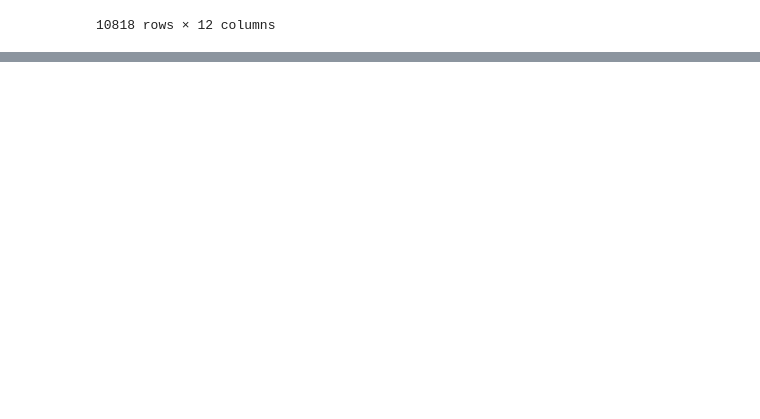
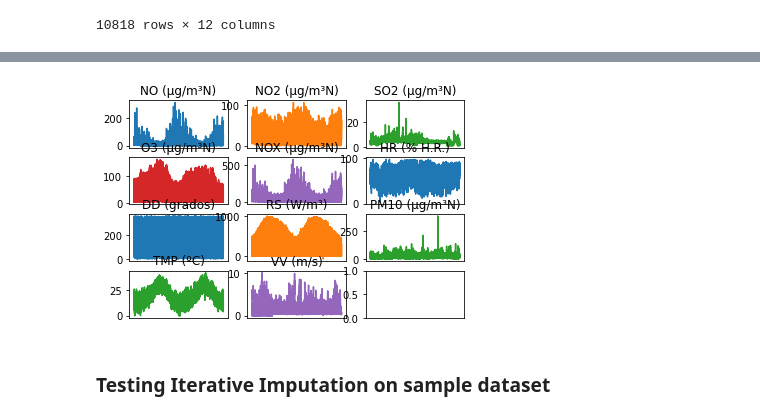
Before and after one commit to PritikaRamu/Air-Pollution-Prediction, a Jupyter notebook: Jupyter Notebook/SOP.ipynb, the cells around one changed output, grey strips where cells are left out. Saved outputs shown, nothing was run; the diff lists cells and outputs as text; code cells hidden in the pictures; blank space fills up the shorter version.

Commit message:
Iterative Imputation

```diff
--- a/Jupyter Notebook/SOP.ipynb
+++ b/Jupyter Notebook/SOP.ipynb
@@ -305,0 +389,8 @@ rms
+# %%
+from sklearn.experimental import enable_iterative_imputer
+from sklearn.impute import IterativeImputer
+imputer = IterativeImputer()
+imputer.fit(alcantarilla.reset_index().drop('Date',1).to_numpy())
+After_imputation = imputer.transform(alcantarilla.reset_index().drop('Date',1).to_numpy())
+alc_ite = pd.DataFrame(After_imputation, columns = ['NO (µg/m³N)','NO2 (µg/m³N)','SO2 (µg/m³N)','O3 (µg/m³N)','TMP (ºC)','HR (% H.R.)','NOX (µg/m³N)','DD (grados)','RS (W/m³)','VV (m/s)','PM10 (µg/m³N)'])
+alc_ite
@@ -305,0 +411,45 @@ rms
+# %%
+fig, axs = plt.subplots(4, 3)
+
+alc_ite['Date']=d[:-10]
+
+axs[0, 0].plot(alc_ite['Date'],alc_ite['NO (µg/m³N)'])
+axs[0, 0].set_title('NO (µg/m³N)')
+
+axs[0, 1].plot(alc_ite['Date'],alc_ite['NO2 (µg/m³N)'], 'tab:orange')
+axs[0, 1].set_title('NO2 (µg/m³N)')
+
+axs[0, 2].plot(alc_ite['Date'],alc_ite['SO2 (µg/m³N)'], 'tab:green')
+axs[0, 2].set_title('SO2 (µg/m³N)')
+
+axs[1, 0].plot(alc_ite['Date'],alc_ite['O3 (µg/m³N)'], 'tab:red')
+axs[1, 0].set_title('O3 (µg/m³N)')
+
+axs[1, 1].plot(alc_ite['Date'],alc_ite['NOX (µg/m³N)'], 'tab:purple')
+axs[1, 1].set_title('NOX (µg/m³N)')
+
+axs[1, 2].plot(alc_ite['Date'],alc_ite['HR (% H.R.)'])
+axs[1, 2].set_title('HR (% H.R.)')
+
+axs[2, 0].plot(alc_ite['Date'],alc_ite['DD (grados)'])
+axs[2, 0].set_title('DD (grados)')
+
+axs[2, 1].plot(alc_ite['Date'],alc_ite['RS (W/m³)'], 'tab:orange')
+axs[2, 1].set_title('RS (W/m³)')
+
+axs[2, 2].plot(alc_ite['Date'],alc_ite['PM10 (µg/m³N)'], 'tab:green')
+axs[2, 2].set_title('PM10 (µg/m³N)')
+
+axs[3, 0].plot(alc_ite['Date'],alc_ite['TMP (ºC)'], 'tab:green')
+axs[3, 0].set_title('TMP (ºC)')
+
+axs[3, 1].plot(alc_ite['Date'],alc_ite['VV (m/s)'], 'tab:purple')
+axs[3, 1].set_title('VV (m/s)')
+
+for i in [0,1,2,3]:
+    for j in [0,1,2]:
+        axs[i, j].tick_params(axis='x',which='both', bottom=False, top=False, labelbottom=False)
+# %% [output]
+[figure, added]
+# %% [markdown]
+### Testing Iterative Imputation on sample dataset
```
Also changed, not shown: parts of 23 cells of this notebook, 2 other files.
